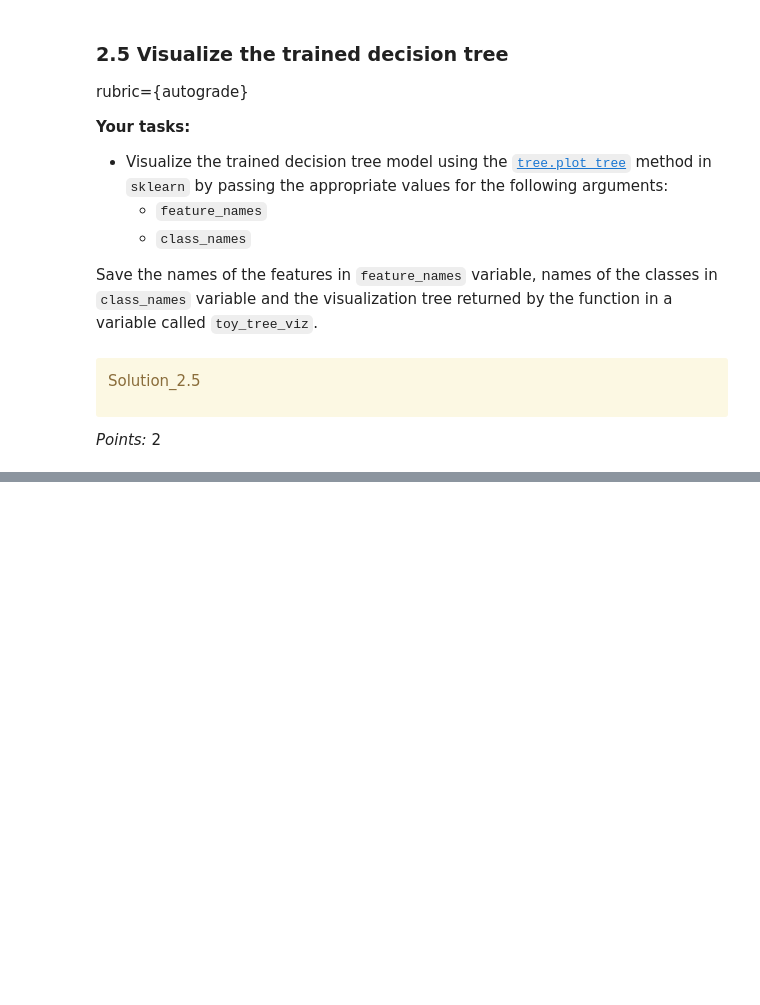
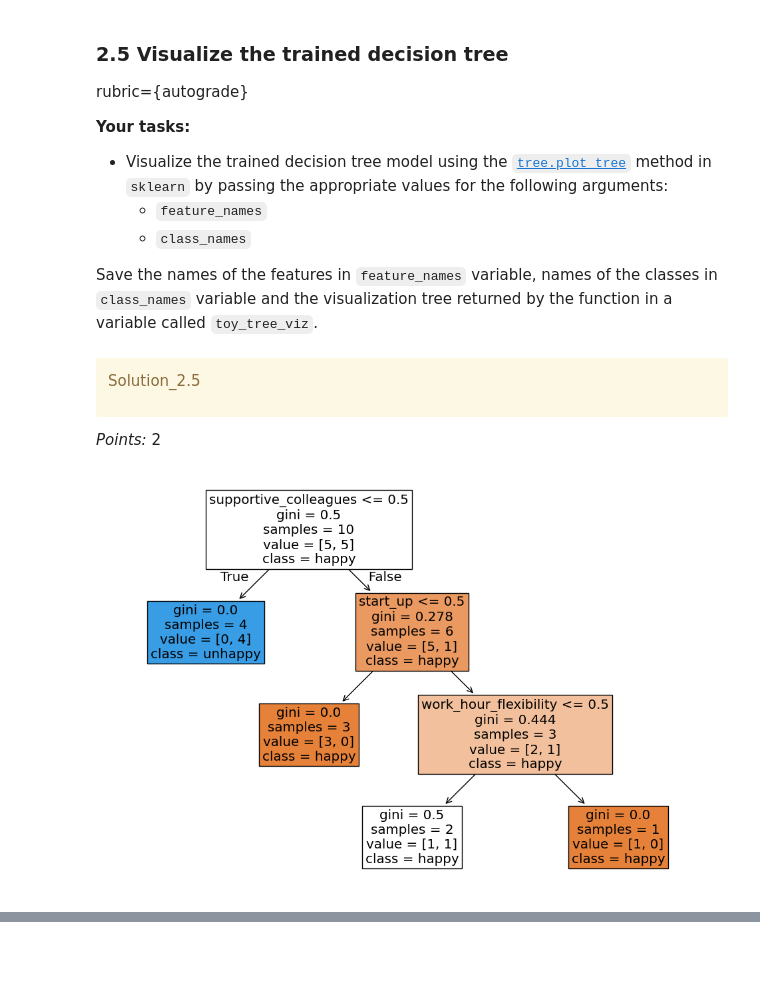
Before and after one commit to Owen-qian/330_HW2, a Jupyter notebook: hw2.ipynb, the cells around one changed output, grey strips where cells are left out. Drawn from its saved outputs; the diff is of its cells as text; code cells hidden in the pictures; blank space fills up the shorter version.

```diff
--- a/hw2.ipynb
+++ b/hw2.ipynb
@@ -339,2 +333,15 @@ class_names = [] # unique class names
+# %%
+feature_names = list(X_train_toy.columns)
+class_names = list(toy_tree.classes_)
+
+plt.figure(figsize=(12, 8))
+toy_tree_viz = tree.plot_tree(
+    toy_tree,
+    feature_names=feature_names,
+    class_names=class_names,
+    filled=True,
+)
+# %% [output]
+[figure, added]
 # %%
 grader.check("q2.5")
```
Also changed, not shown: parts of 68 cells of this notebook.
